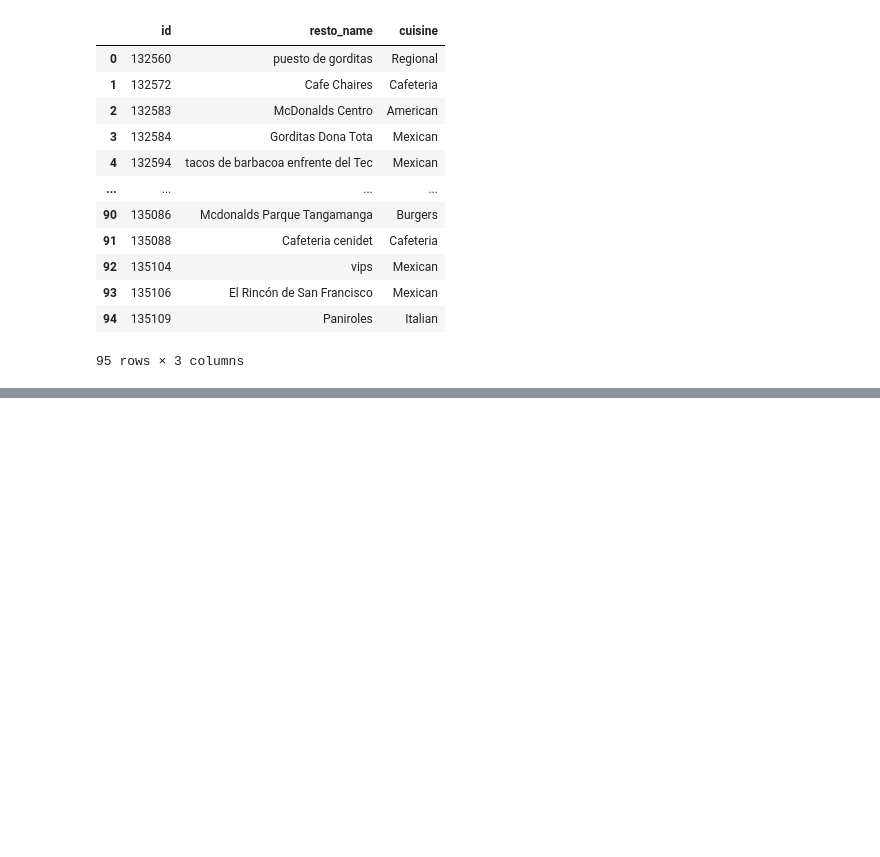
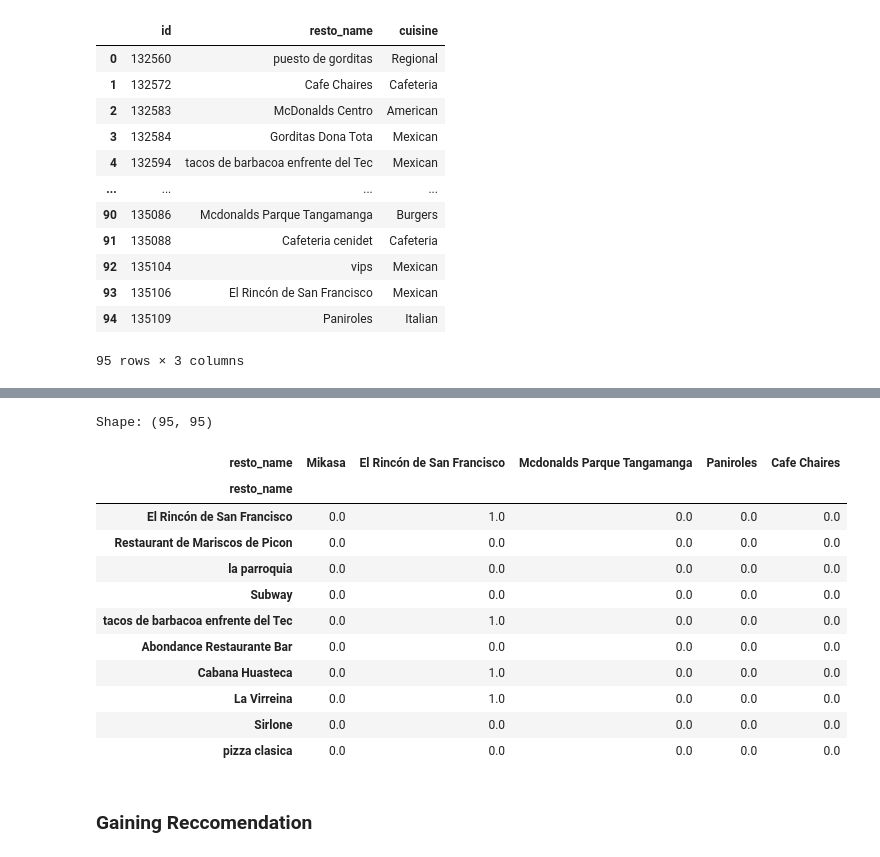
Before and after one commit to Bayhaqieee/Reccomendation_System_Restaurant, a Jupyter notebook: Reccommendation_System_Restaurant.ipynb, the cells around one changed output, grey strips where cells are left out. Drawn from its saved outputs; the diff is of its cells as text; code cells hidden in the pictures; blank space fills up the shorter version.

```diff
--- a/Reccommendation_System_Restaurant.ipynb
+++ b/Reccommendation_System_Restaurant.ipynb
@@ -592,0 +673,4 @@ resto_new
+# %%
+# Menghitung cosine similarity pada matrix tf-idf
+cosine_sim = cosine_similarity(tfidf_matrix)
+cosine_sim
@@ -592,0 +685,23 @@ resto_new
+# %%
+# Membuat dataframe dari variabel cosine_sim dengan baris dan kolom berupa nama resto
+cosine_sim_df = pd.DataFrame(cosine_sim, index=data['resto_name'], columns=data['resto_name'])
+print('Shape:', cosine_sim_df.shape)
+
+# Melihat similarity matrix pada setiap resto
+cosine_sim_df.sample(5, axis=1).sample(10, axis=0)
+# %% [output]
+Shape: (95, 95)
+| resto_name | Mikasa | El Rincón de San Francisco | Mcdonalds Parque Tangamanga | Paniroles | Cafe Chaires |
+| resto_name |  |  |  |  |  |
+| El Rincón de San Francisco | 0.0 | 1.0 | 0.0 | 0.0 | 0.0 |
+| Restaurant de Mariscos de Picon | 0.0 | 0.0 | 0.0 | 0.0 | 0.0 |
+| la parroquia | 0.0 | 0.0 | 0.0 | 0.0 | 0.0 |
+| Subway | 0.0 | 0.0 | 0.0 | 0.0 | 0.0 |
+| tacos de barbacoa enfrente del Tec | 0.0 | 1.0 | 0.0 | 0.0 | 0.0 |
+| Abondance Restaurante Bar | 0.0 | 0.0 | 0.0 | 0.0 | 0.0 |
+| Cabana Huasteca | 0.0 | 1.0 | 0.0 | 0.0 | 0.0 |
+| La Virreina | 0.0 | 1.0 | 0.0 | 0.0 | 0.0 |
+| Sirlone | 0.0 | 0.0 | 0.0 | 0.0 | 0.0 |
+| pizza clasica | 0.0 | 0.0 | 0.0 | 0.0 | 0.0 |
+# %% [markdown]
+### Gaining Reccomendation
```
Also changed, not shown: parts of 16 cells of this notebook.
